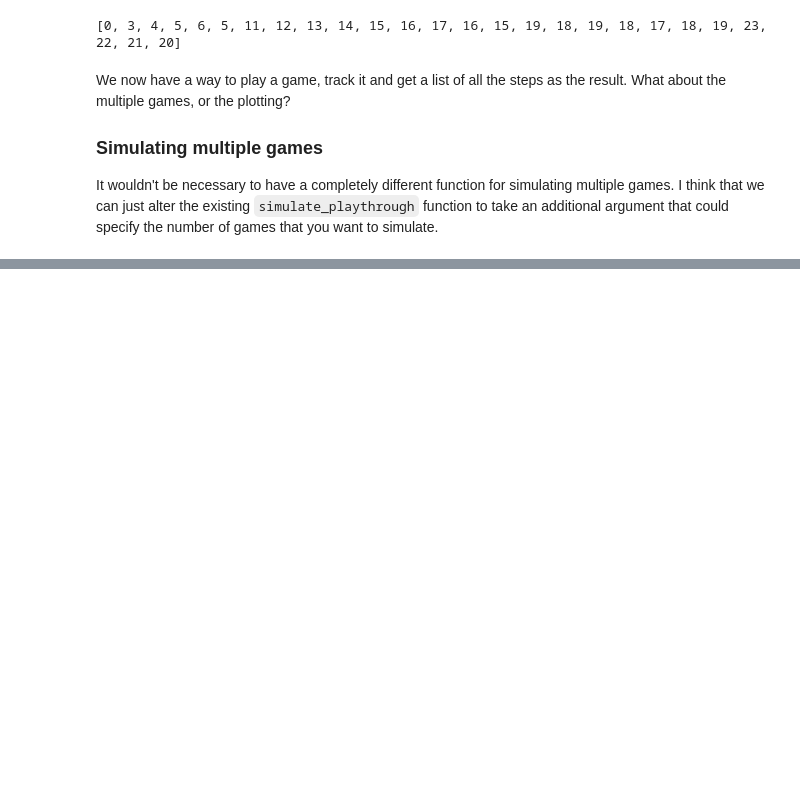
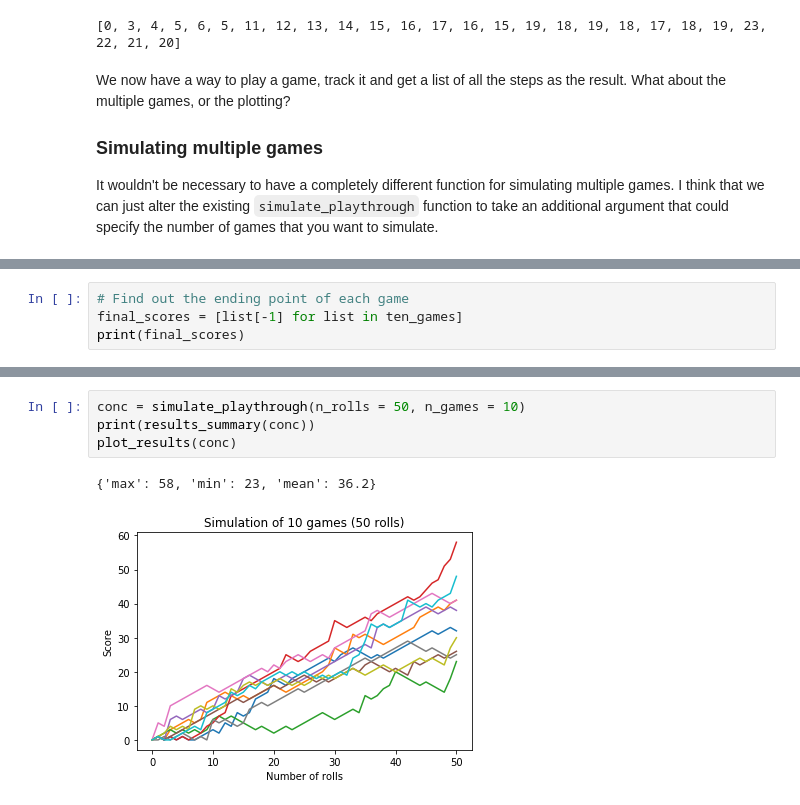
Before and after one commit to willcanniford/python-notes, a Jupyter notebook: simulation_exercise/simulation_part_2.ipynb, the cells around one changed output, grey strips where cells are left out. Cells and saved outputs as stored; diff of their text form; blank space fills up the shorter version.

```diff
--- a/simulation_exercise/simulation_part_2.ipynb
+++ b/simulation_exercise/simulation_part_2.ipynb
@@ -88,0 +93,4 @@ print(simulate_playthrough(n_games = 10))
+# %%
+# Find out the ending point of each game
+final_scores = [list[-1] for list in ten_games]
+print(final_scores)
@@ -88,0 +189,7 @@ print(simulate_playthrough(n_games = 10))
+# %%
+conc = simulate_playthrough(n_rolls = 50, n_games = 10)
+print(results_summary(conc))
+plot_results(conc)
+# %% [output]
+{'max': 58, 'min': 23, 'mean': 36.2}
+[figure, added]
```
Also changed, not shown: parts of 15 cells of this notebook.
